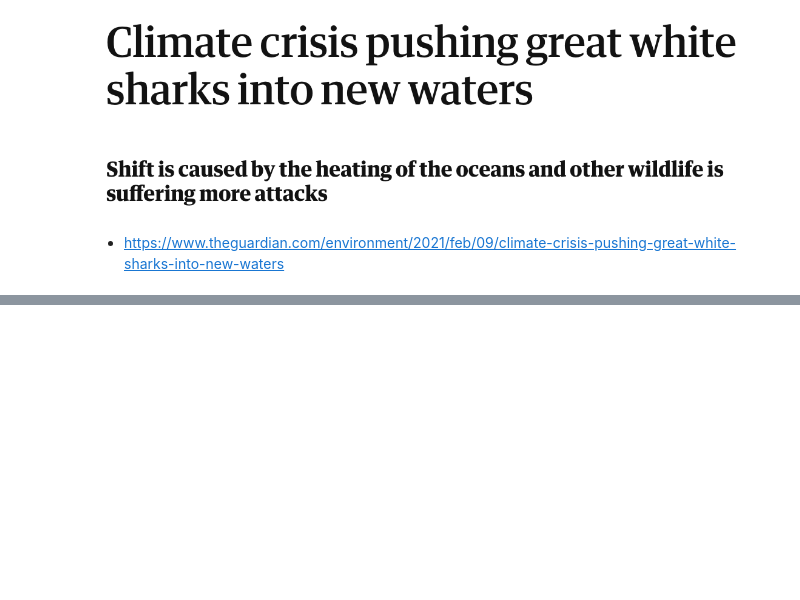
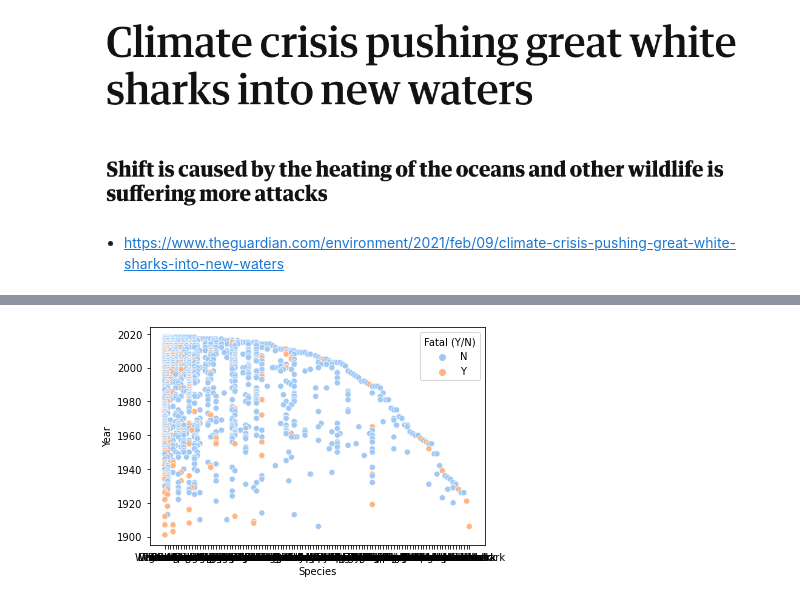
Before and after one commit to Hugocodesdude/Project_1, a Jupyter notebook: Project_1_Data_Vis.ipynb, the cells around one changed output, grey strips where cells are left out. Drawn from its saved outputs; the diff is of its cells as text; code cells hidden in the pictures; blank space fills up the shorter version.

```diff
--- a/Project_1_Data_Vis.ipynb
+++ b/Project_1_Data_Vis.ipynb
@@ -22,0 +39,4 @@ clean_data_set = pd.read_csv("./data/df_clean_nan.csv")
+# %%
+sns.scatterplot(x="Species", y= "Year" , hue="Fatal (Y/N)", data=clean_data_set, palette="pastel");
+# %% [output]
+[figure, added]
```
Also changed, not shown: parts of 11 cells of this notebook, 1 other file.
